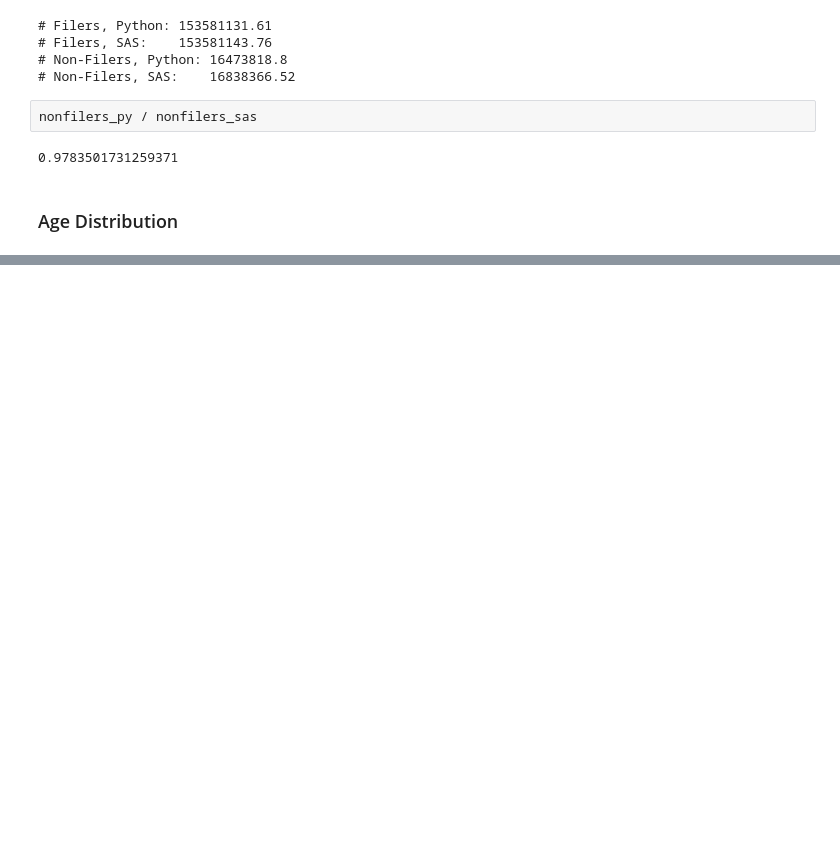
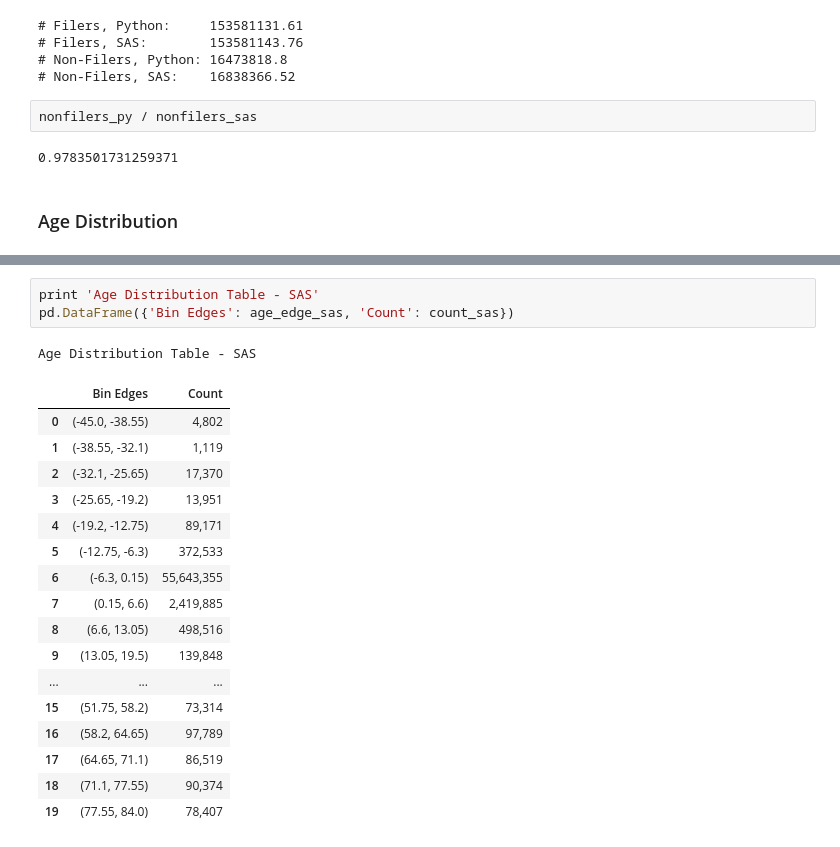
Before and after one commit to andersonfrailey/Notebook-Uploads, a Jupyter notebook: New PUF Analysis.ipynb, the cells around one changed output, grey strips where cells are left out. Saved outputs shown, nothing was run; the diff lists cells and outputs as text; blank space fills up the shorter version.

```diff
--- a/New PUF Analysis.ipynb
+++ b/New PUF Analysis.ipynb
@@ -264 +306,23 @@ show(Histogram(agediffs, 'Age Difference', color='Calc', legend='top_right', bin
+# %%
+print 'Age Distribution Table - SAS'
+pd.DataFrame({'Bin Edges': age_edge_sas, 'Count': count_sas})
+# %% [output]
+Age Distribution Table - SAS
+|  | Bin Edges | Count |
+| 0 | (-45.0, -38.55) | 4,802 |
+| 1 | (-38.55, -32.1) | 1,119 |
+| 2 | (-32.1, -25.65) | 17,370 |
+| 3 | (-25.65, -19.2) | 13,951 |
+| 4 | (-19.2, -12.75) | 89,171 |
+| 5 | (-12.75, -6.3) | 372,533 |
+| 6 | (-6.3, 0.15) | 55,643,355 |
+| 7 | (0.15, 6.6) | 2,419,885 |
+| 8 | (6.6, 13.05) | 498,516 |
+| 9 | (13.05, 19.5) | 139,848 |
+| ... | ... | ... |
+| 15 | (51.75, 58.2) | 73,314 |
+| 16 | (58.2, 64.65) | 97,789 |
+| 17 | (64.65, 71.1) | 86,519 |
+| 18 | (71.1, 77.55) | 90,374 |
+| 19 | (77.55, 84.0) | 78,407 |
 # %%
```
Also changed, not shown: parts of 10 cells of this notebook.
